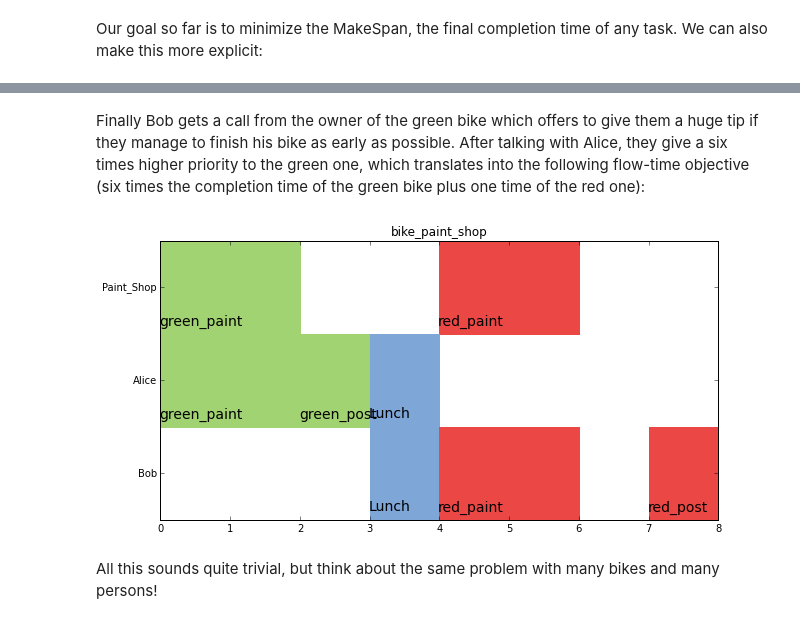
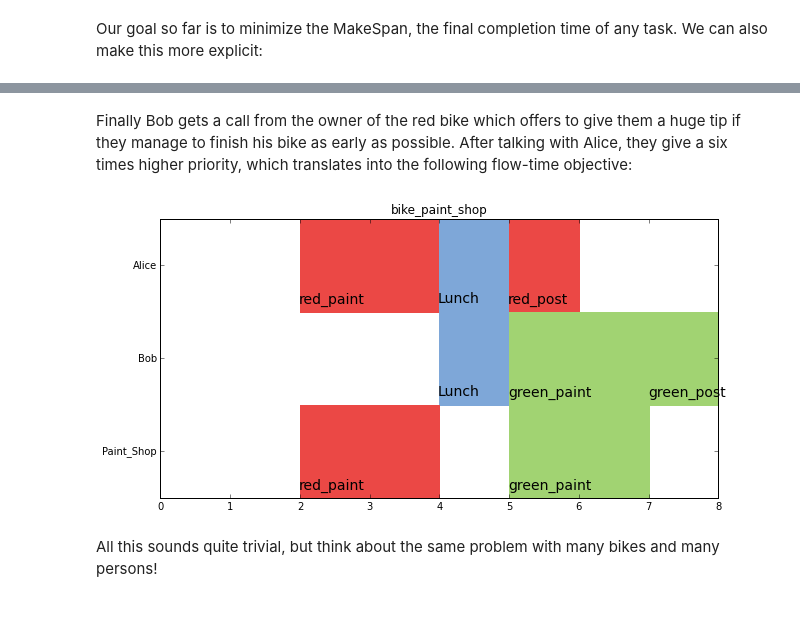
Before and after one commit to timnon/pyschedule, a Jupyter notebook: examples/bike-shop.ipynb, the cells around one changed output, grey strips where cells are left out. Drawn from its saved outputs; the diff is of its cells as text; code cells hidden in the pictures.

```diff
--- a/examples/bike-shop.ipynb
+++ b/examples/bike-shop.ipynb
@@ -86,9 +86,11 @@ task_colors = { green_paint   : '#A1D372',
 def run(S) :
     pass
     S.clear_solution() # Clear already computed solution if existing
-    solvers.pulp.solve(S)
     %matplotlib inline
-    plotters.matplotlib.plot(S,task_colors=task_colors,fig_size=(10,5))
+    if solvers.pulp.solve_discrete(S,horizon=20):
+        plotters.matplotlib.plot(S,task_colors=task_colors,fig_size=(10,5))
+    else:
+        print('no solution exists')
 
 run(S)
 # %% [output]
@@ -96,6 +118,10 @@ run(S)
 # %% [markdown]
 Alice is annoyed, if she paints the red bike, she also wants to do the post-processing, switching bikes takes too much time. We use the following constraints to ensure this. They ensure that painting and post-processing the red bike will both be done by either Alice or Bob. The same holds for the green on:
 # %%
+# remove the old resource to task assignments
+S -= green_paint % Alice|Bob, green_post % Alice|Bob, red_paint % Alice|Bob, red_post % Alice|Bob
+
+# add new ones
 S += Alice|Bob % {green_paint, green_post}
 S += Alice|Bob % {red_paint, red_post}
 run(S)
@@ -151,0 +180,4 @@ run(S)
+# %%
+S += Alice['length'] <= 5
+S += Bob['length'] <= 5
+run(S)
@@ -151,0 +188,3 @@ run(S)
+# %%
+S += Alice['length'][:4] >= 2
+run(S)
@@ -152,10 +193,10 @@ run(S)
 # %% [markdown]
-Finally Bob gets a call from the owner of the green bike which offers to give them a huge tip if they manage to finish his bike as early as possible. After talking with Alice, they give a six times higher priority to the green one, which translates into the following flow-time objective (six times the completion time of the green bike plus one time of the red one):
+Finally Bob gets a call from the owner of the red bike which offers to give them a huge tip if they manage to finish his bike as early as possible. After talking with Alice, they give a six times higher priority, which translates into the following flow-time objective:
 # %%
 S -= MakeSpan
-S += green_post*6 + red_post*1
+S += red_post*6 + green_post*1
 run(S)
 # %% [output]
-[figure, old version]
+[figure, new version]
 # %% [markdown]
 All this sounds quite trivial, but think about the same problem with many bikes and many persons!
```
Also changed, not shown: parts of 11 cells of this notebook, 4 other files.
